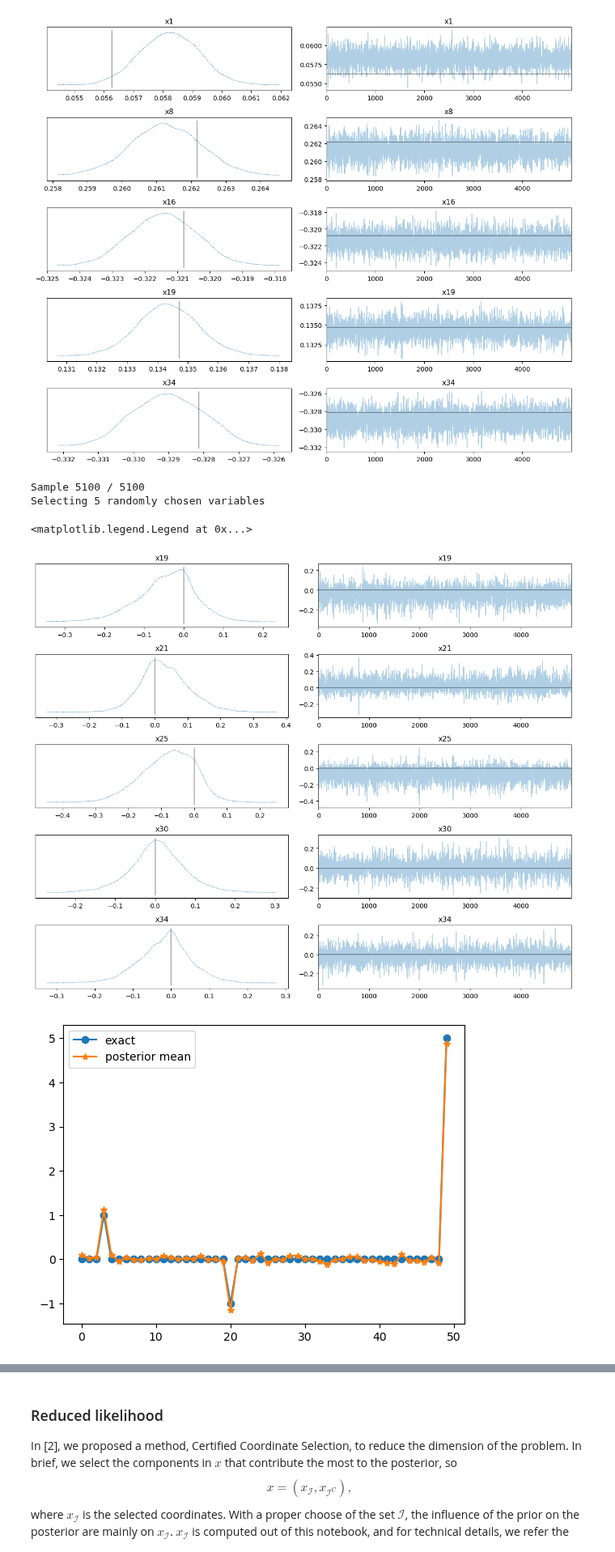
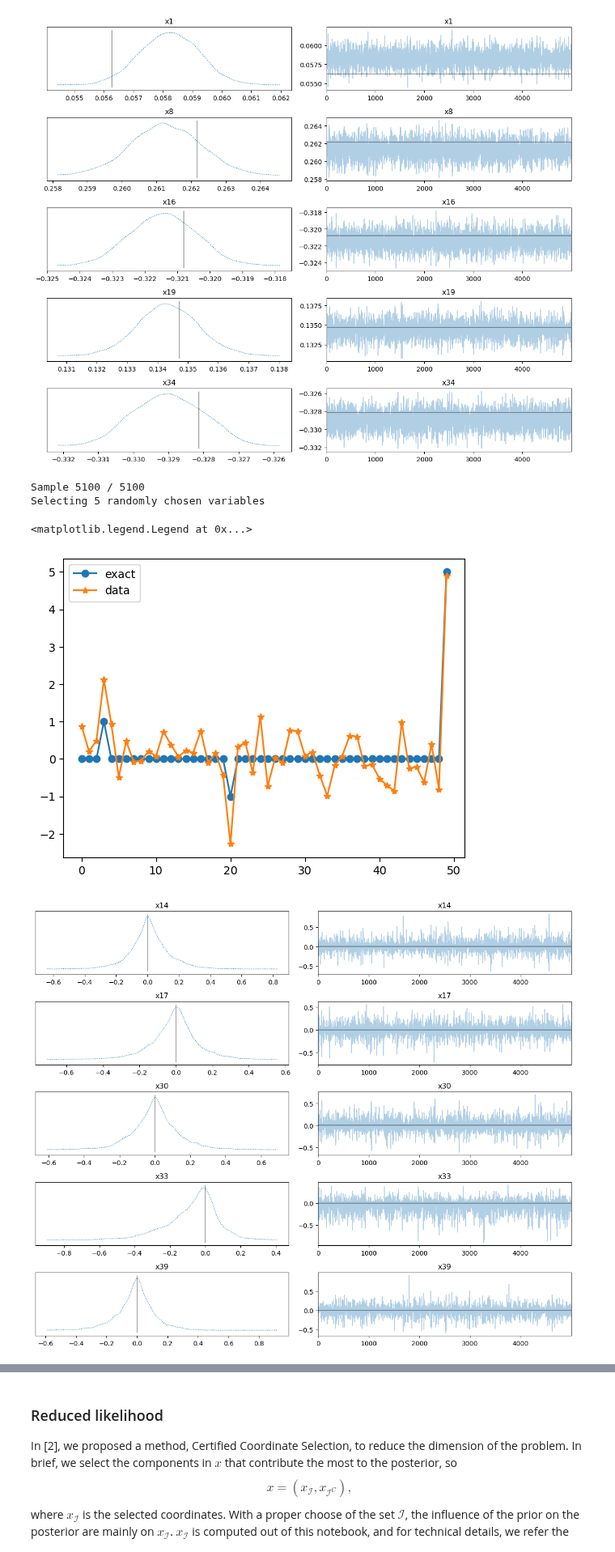
Before and after one commit to CUQI-DTU/CUQIpy-User-Showcase, a Jupyter notebook: 006_super_resolution/STORM.ipynb, the cells around one changed output, grey strips where cells are left out. Shown at 81% size. Saved outputs shown, nothing was run; the diff lists cells and outputs as text; code cells hidden in the pictures.

Commit message:
even larger noise

```diff
--- a/006_super_resolution/STORM.ipynb
+++ b/006_super_resolution/STORM.ipynb
@@ -282,33 +282,38 @@ x = LaplaceSmoothed(location = np.zeros(simple_dim), scale=1e-1, beta=1e-5)
 # x = cuqi.distribution.Gaussian(np.array([0, 0]), 1)
 
 x_exact = np.zeros(simple_dim)
 x_exact[3] = 1
 x_exact[20] = -1
 x_exact[-1] = 5
 # x_exact = x.sample().to_numpy()
 # x_exact = np.array([-1.5, 0.5])
 
-noise_std = 0.1
+noise_std = 0.5
 y_data = x_exact + np.random.randn(simple_dim)*noise_std
+
+plt.figure()
+plt.plot(x_exact, '-o', label='exact')
+plt.plot(y_data, '-*', label='data')
+plt.legend()
 
 A_simple_matrix = np.eye(simple_dim)
 A_simple = cuqi.model.LinearModel(A_simple_matrix)
 y = Gaussian(A_simple@x, cov= noise_std**2)
 
 x_y = JointDistribution(x, y)
 p = x_y(y=y_data)
 simple_nuts = cuqi.sampler.NUTS(p)
 # simple_nuts = cuqi.sampler.MALA(p, scale=0.01)
 simple_nuts_samples = simple_nuts.sample(5000, 100)
 simple_nuts_samples.plot_trace(exact=x_exact)
 
 plt.figure()
 plt.plot(x_exact, '-o', label='exact')
 plt.plot(simple_nuts_samples.mean(), '-*', label='posterior mean')
 plt.legend()
 # %% [output]
 Sample 5100 / 5100
 Selecting 5 randomly chosen variables
 <matplotlib.legend.Legend at 0x...>
-[figure, old version]
+[figure, new version]
-[figure, old version]
+[figure, new version]
```
Also changed, not shown: parts of 1 cell of this notebook.
